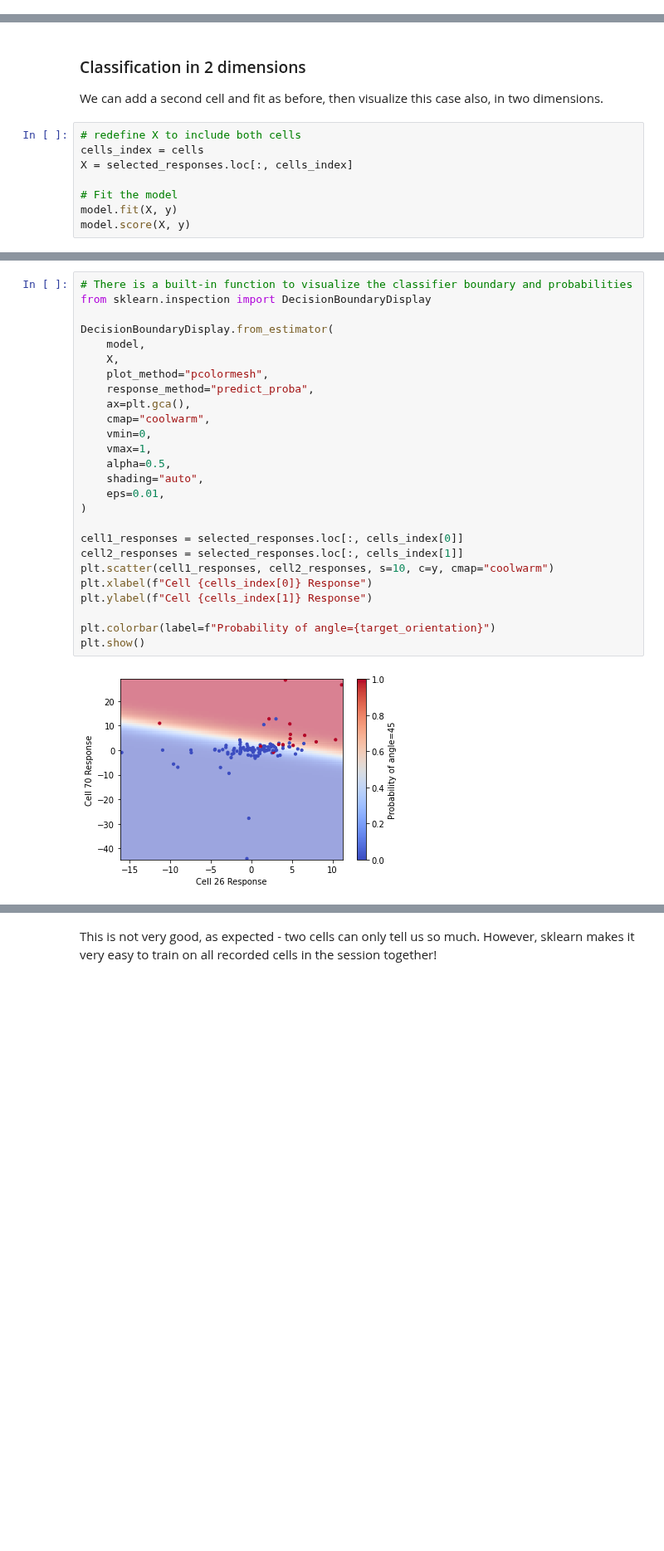
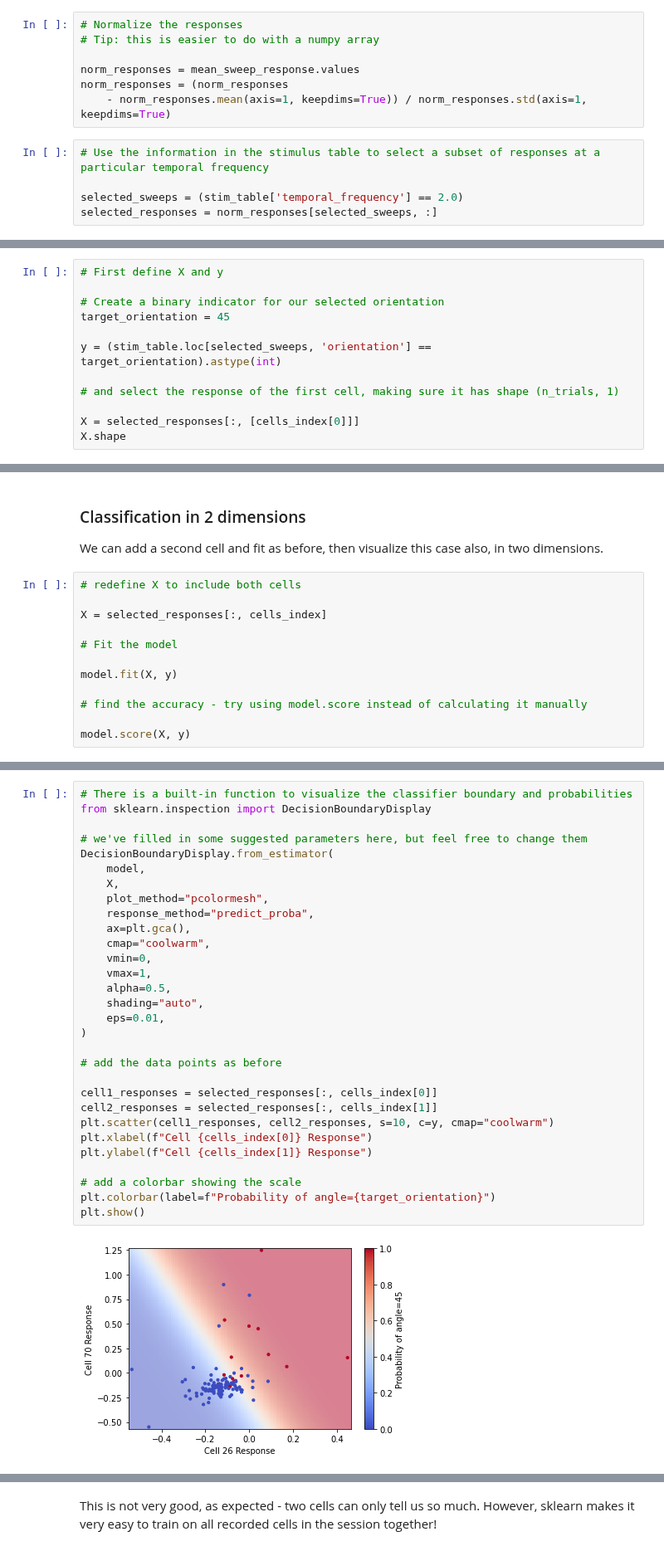
Before and after one commit to AllenSWDB/TReND_2024, a Jupyter notebook: code/Day 2 - population decoding.ipynb, the cells around one changed output, grey strips where cells are left out. Shown at 83% size. Saved outputs shown, nothing was run; the diff lists cells and outputs as text; blank space fills up the shorter version.

```diff
--- a/code/Day 2 - population decoding.ipynb
+++ b/code/Day 2 - population decoding.ipynb
@@ -128,0 +85,12 @@ plt.show()
+# %%
+# Normalize the responses
+# Tip: this is easier to do with a numpy array
+
+norm_responses = mean_sweep_response.values
+norm_responses = (norm_responses
+    - norm_responses.mean(axis=1, keepdims=True)) / norm_responses.std(axis=1, keepdims=True)
+# %%
+# Use the information in the stimulus table to select a subset of responses at a particular temporal frequency
+
+selected_sweeps = (stim_table['temporal_frequency'] == 2.0)
+selected_responses = norm_responses[selected_sweeps, :]
@@ -128,0 +118,12 @@ plt.show()
+# %%
+# First define X and y
+
+# Create a binary indicator for our selected orientation
+target_orientation = 45
+
+y = (stim_table.loc[selected_sweeps, 'orientation'] == target_orientation).astype(int)
+
+# and select the response of the first cell, making sure it has shape (n_trials, 1)
+
+X = selected_responses[:, [cells_index[0]]]
+X.shape
@@ -158,10 +217,14 @@ plt.show()
 We can add a second cell and fit as before, then visualize this case also, in two dimensions.
 # %%
 # redefine X to include both cells
-cells_index = cells
-X = selected_responses.loc[:, cells_index]
+
+X = selected_responses[:, cells_index]
 
 # Fit the model
+
 model.fit(X, y)
+
+# find the accuracy - try using model.score instead of calculating it manually
+
 model.score(X, y)
 # %% [output]
@@ -169,28 +232,32 @@ model.score(X, y)
 # %%
 # There is a built-in function to visualize the classifier boundary and probabilities
 from sklearn.inspection import DecisionBoundaryDisplay
 
+# we've filled in some suggested parameters here, but feel free to change them
 DecisionBoundaryDisplay.from_estimator(
     model,
     X,
     plot_method="pcolormesh",
     response_method="predict_proba",
     ax=plt.gca(),
     cmap="coolwarm",
     vmin=0,
     vmax=1,
     alpha=0.5,
     shading="auto",
     eps=0.01,
 )
 
-cell1_responses = selected_responses.loc[:, cells_index[0]]
-cell2_responses = selected_responses.loc[:, cells_index[1]]
+# add the data points as before
+
+cell1_responses = selected_responses[:, cells_index[0]]
+cell2_responses = selected_responses[:, cells_index[1]]
 plt.scatter(cell1_responses, cell2_responses, s=10, c=y, cmap="coolwarm")
 plt.xlabel(f"Cell {cells_index[0]} Response")
 plt.ylabel(f"Cell {cells_index[1]} Response")
 
+# add a colorbar showing the scale
 plt.colorbar(label=f"Probability of angle={target_orientation}")
 plt.show()
 # %% [output]
-[figure, old version]
+[figure, new version]
```
Also changed, not shown: parts of 87 cells of this notebook.
